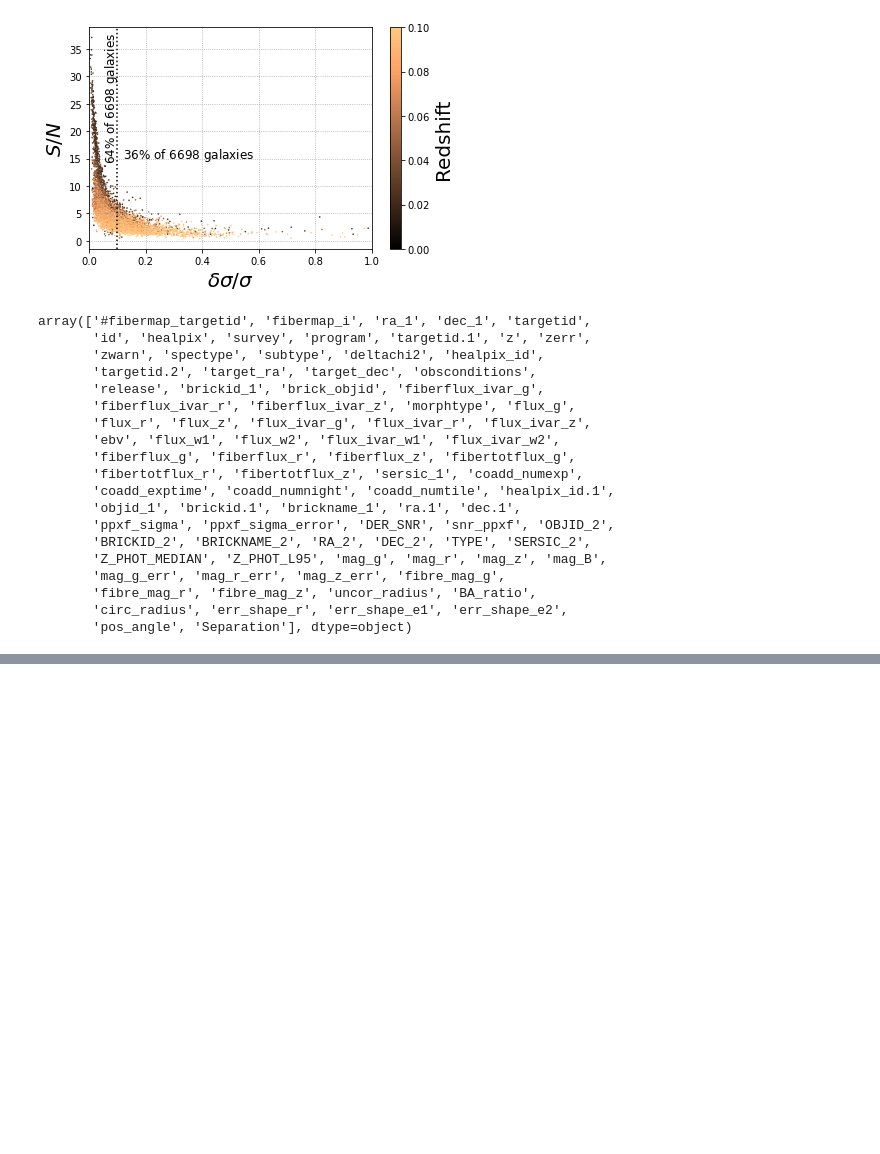
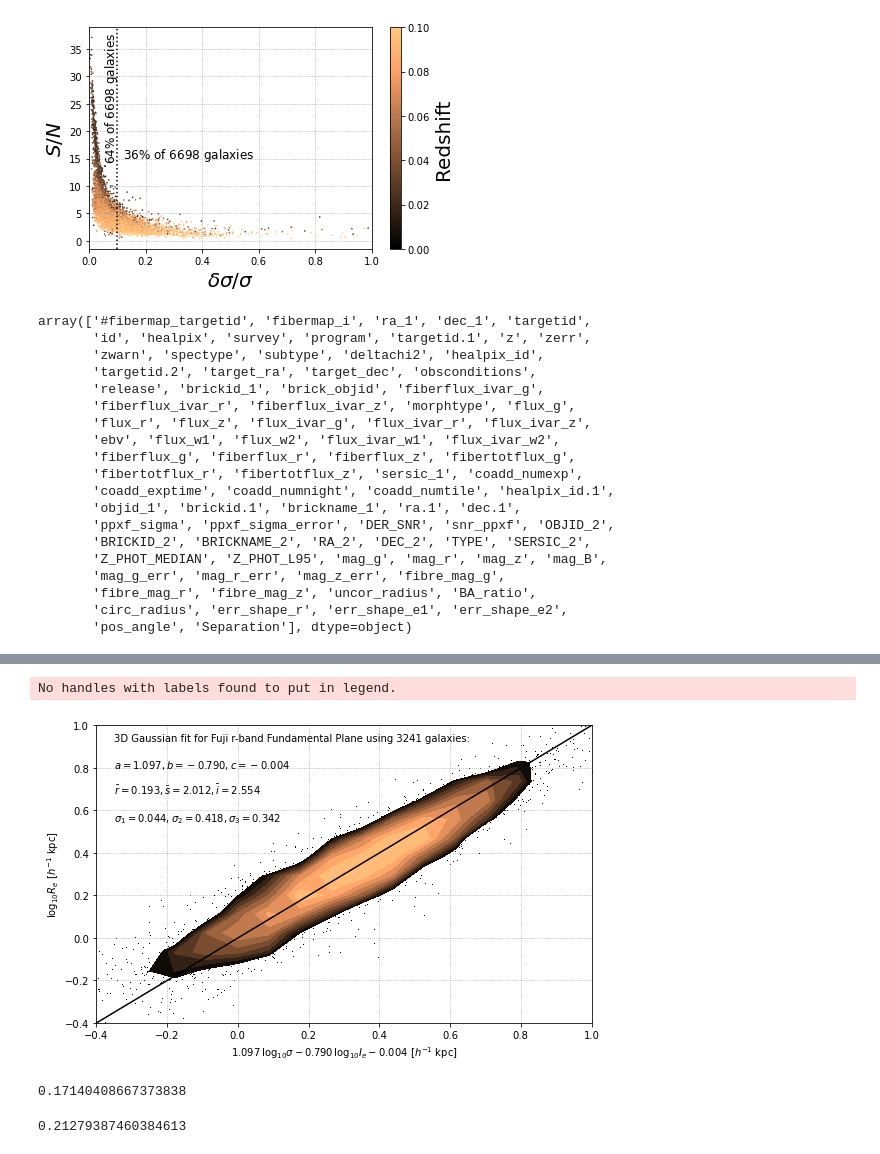
Before and after one commit to KSaid-1/DESI_fuji_FP, a Jupyter notebook: FP_sample.ipynb, the cells around one changed output, grey strips where cells are left out. Saved outputs shown, nothing was run; the diff lists cells and outputs as text; code cells hidden in the pictures; blank space fills up the shorter version.

```diff
--- a/FP_sample.ipynb
+++ b/FP_sample.ipynb
@@ -195,0 +262,2 @@ fp_sample
+# %%
+XFP_F_desi = (1.09739*s_desi)-(0.790282*i_desi)-0.00355327
@@ -195,0 +268,43 @@ fp_sample
+# %%
+xfit = np.linspace(-0.5, 1.0)
+sfit = np.linspace(1.5,3.0)
+ifit = np.linspace(0.8,4.5)
+fig, ax = plt.subplots(figsize=(8, 5))
+ax.set_xlim(-0.4,1.0)
+ax.set_ylim(-0.4,1.0)
+scatter_contour(XFP_F_desi, r_desi, threshold=25, log_counts=True, ax=ax,
+                histogram2d_args=dict(bins=25),
+                plot_args=dict(marker=',', linestyle='none', color='black'),
+                contour_args=dict(cmap=plt.cm.copper))
+ax.plot(xfit,xfit,c='black')#,label='FP parameters (Said et al. 2020)')
+#ax.plot(xfit, (1.32696*sfit) - (0.785787*ifit) - 0.467, '-r',label='3D Gaussian')
+ax.text(-0.35,1.125-0.2,"3D Gaussian fit for Fuji r-band Fundamental Plane using "+str(len(r_desi))+" galaxies:")
+ax.text(-0.35,1.0-0.2, r'$a = 1.097, b = -0.790, c = -0.004$')
+ax.text(-0.35,0.875-0.2, r'$\bar r=0.193, \bar s = 2.012, \bar i = 2.554$')
+ax.text(-0.35,0.75-0.2, r'$\sigma_1 = 0.044, \sigma_2 = 0.418, \sigma_3 = 0.342$')
+ax.set_xlabel(r'$1.097 \/\log_{10} \sigma - 0.790\/ \log_{10} I_e - 0.004$ [$h^{-1}$ kpc]')
+ax.set_ylabel(r'$\log_{10} R_e$ [$h^{-1}$ kpc]')
+#plt.xticks(color='w')
+#plt.yticks(color='w')
+plt.legend(framealpha=0.0)
+ax.grid(b=True, which='both', color='0.65',linestyle=':')
+plt.tight_layout()
+plt.savefig('FP_fuji.png', transparent=True)
+#plt.savefig('FP_fuji.pdf')
+plt.show()
+# %% [output]
+No handles with labels found to put in legend.
+[figure, added]
+# %%
+sigma_int = sigma1*np.sqrt(1.+a**2+b**2)
+print (np.log(10)*sigma_int)
+# %% [output]
+0.17140408667373838
+# %%
+d_photo = np.sqrt(np.median(di)**2+np.median(dr)**2)
+#print (d_photo)
+sigma_r = np.sqrt((a*np.median(ds))**2 + d_photo**2 + (np.log(10)*sigma_int)**2)
+print (sigma_r)
+#print (np.mean(ds))
+# %% [output]
+0.21279387460384613
```
Also changed, not shown: parts of 13 cells of this notebook.
